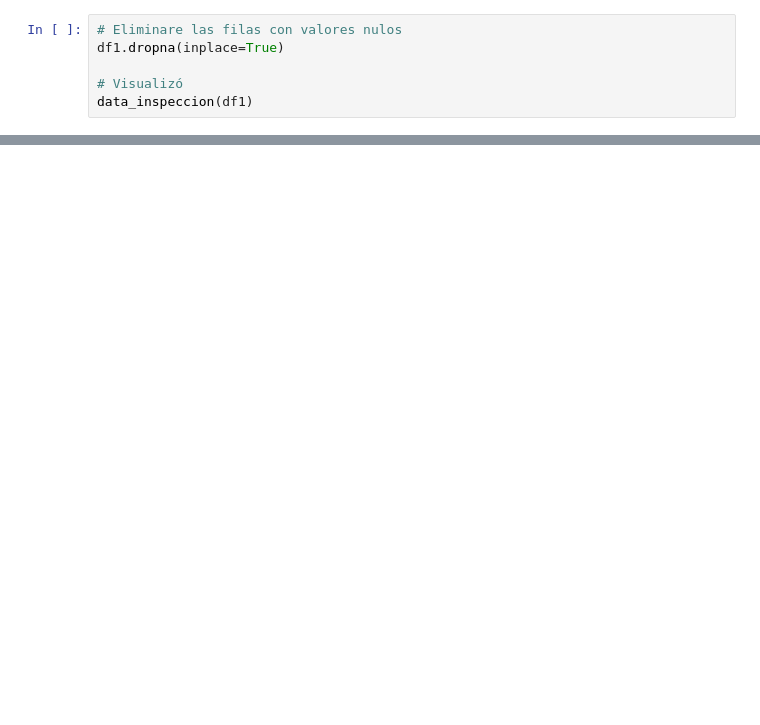
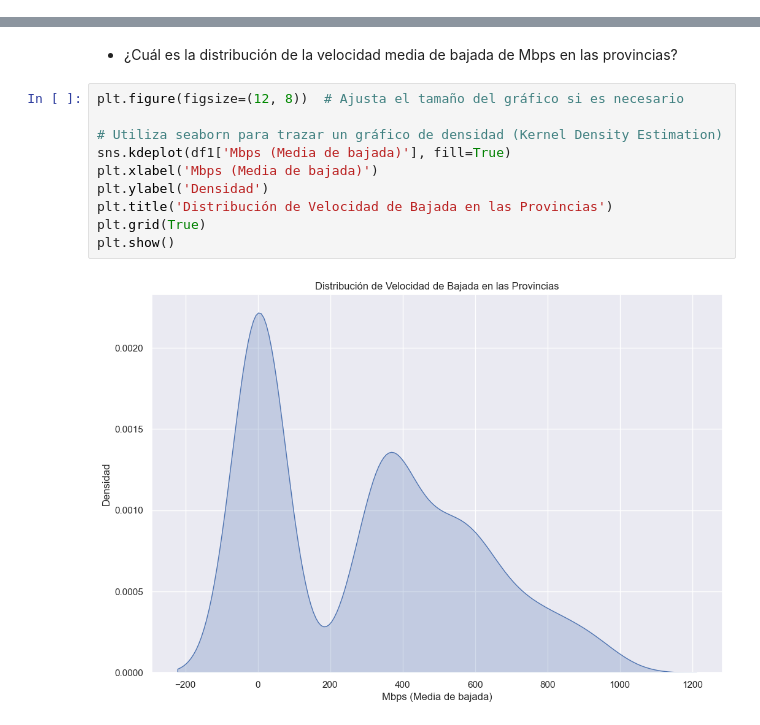
Before and after one commit to Chinaskidev/VecinoNet_Proyecto, a Jupyter notebook: tele_ENACOM_EDA.ipynb, the cells around one changed output, grey strips where cells are left out. Drawn from its saved outputs; the diff is of its cells as text; blank space fills up the shorter version.

```diff
--- a/tele_ENACOM_EDA.ipynb
+++ b/tele_ENACOM_EDA.ipynb
@@ -70,6 +45,0 @@ Unnamed: 13: 3137 valores nulos
-# %%
-# Eliminare las filas con valores nulos
-df1.dropna(inplace=True)
-
-# Visualizó
-data_inspeccion(df1)
@@ -95,0 +68,14 @@ lectura del segundo dataframe
+# %% [markdown]
+- ¿Cuál es la distribución de la velocidad media de bajada de Mbps en las provincias?
+# %%
+plt.figure(figsize=(12, 8))  # Ajusta el tamaño del gráfico si es necesario
+
+# Utiliza seaborn para trazar un gráfico de densidad (Kernel Density Estimation)
+sns.kdeplot(df1['Mbps (Media de bajada)'], fill=True)
+plt.xlabel('Mbps (Media de bajada)')
+plt.ylabel('Densidad')
+plt.title('Distribución de Velocidad de Bajada en las Provincias')
+plt.grid(True)
+plt.show()
+# %% [output]
+[figure, added]
```
Also changed, not shown: parts of 37 cells of this notebook.
